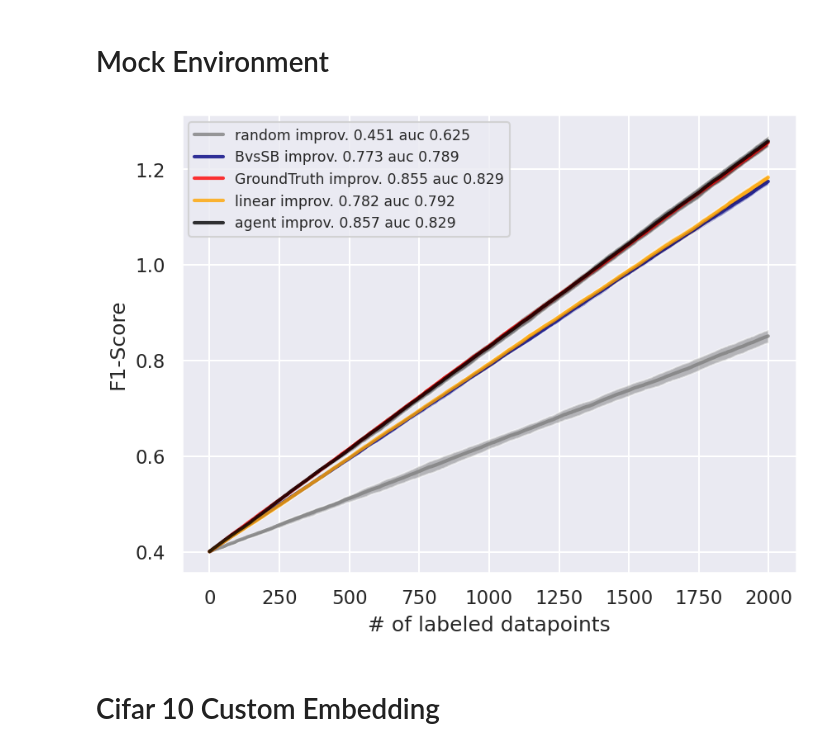
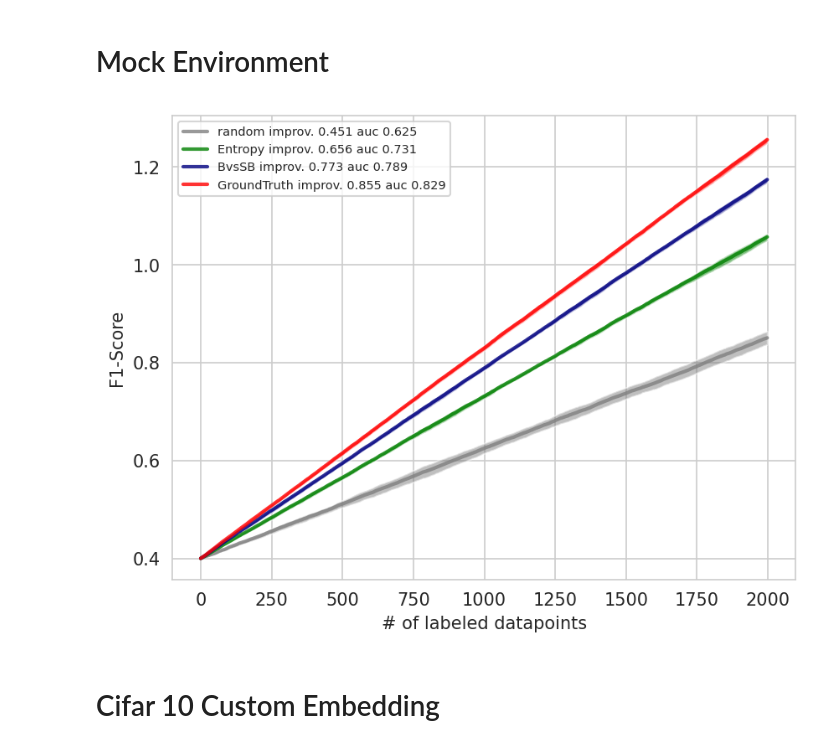
Before and after one commit to wernerth94/rl_al, a Jupyter notebook: evaluation/eval_plots.ipynb, the cells around one changed output. Cells and saved outputs as stored; diff of their text form; code cells hidden in the pictures.

```diff
--- a/evaluation/eval_plots.ipynb
+++ b/evaluation/eval_plots.ipynb
@@ -40,22 +40,23 @@ def plot(curve_file, color, displayName, weight=0.9, alpha=0.8):
 # %%
 plt.figure(dpi=150)
 plot('../baselines/mock/random.npy', 'gray', displayName='random', weight=0.0)
-# plot('../baselines/mock/entropy.npy', 'green', displayName='Entropy', weight=0.0)
+plot('../baselines/mock/entropy.npy', 'green', displayName='Entropy', weight=0.0)
 plot('../baselines/mock/bvssb.npy', 'navy', displayName='BvsSB', weight=0.0)
 plot('../baselines/mock/truth.npy', 'red', displayName='GroundTruth', weight=0.0)
-plot('../baselines/mock/linear.npy', 'orange', displayName='linear', weight=0.0)
-plot('../baselines/mock/agent_time_dist.npy', 'black', displayName='agent', weight=0.0)
+# plot('../baselines/mock/linear.npy', 'orange', displayName='linear', weight=0.0)
+# plot('../baselines/mock/agent_GT.npy', 'black', displayName='agent', weight=0.0)
+# plot('../baselines/mock/agent.npy', 'black', displayName='agent', weight=0.0)
 # plot('../baselines/mock/eval.npy', 'blue', displayName='Rainbow', weight=0.0)
 
 #plt.title('Experiment 3 Comparison of the Agents')
 plt.ylabel('F1-Score')
 plt.xlabel('# of labeled datapoints')
 #plt.ylim(0.5, 1)
 plt.grid(visible=True)
 plt.legend(fontsize='x-small')
 plt.show()
 # %% [output]
-[figure, old version]
+[figure, new version]
 # %% [markdown]
 # Cifar 10 Custom Embedding
 # %%
```
Also changed, not shown: parts of 2 cells of this notebook, 12 other files.
